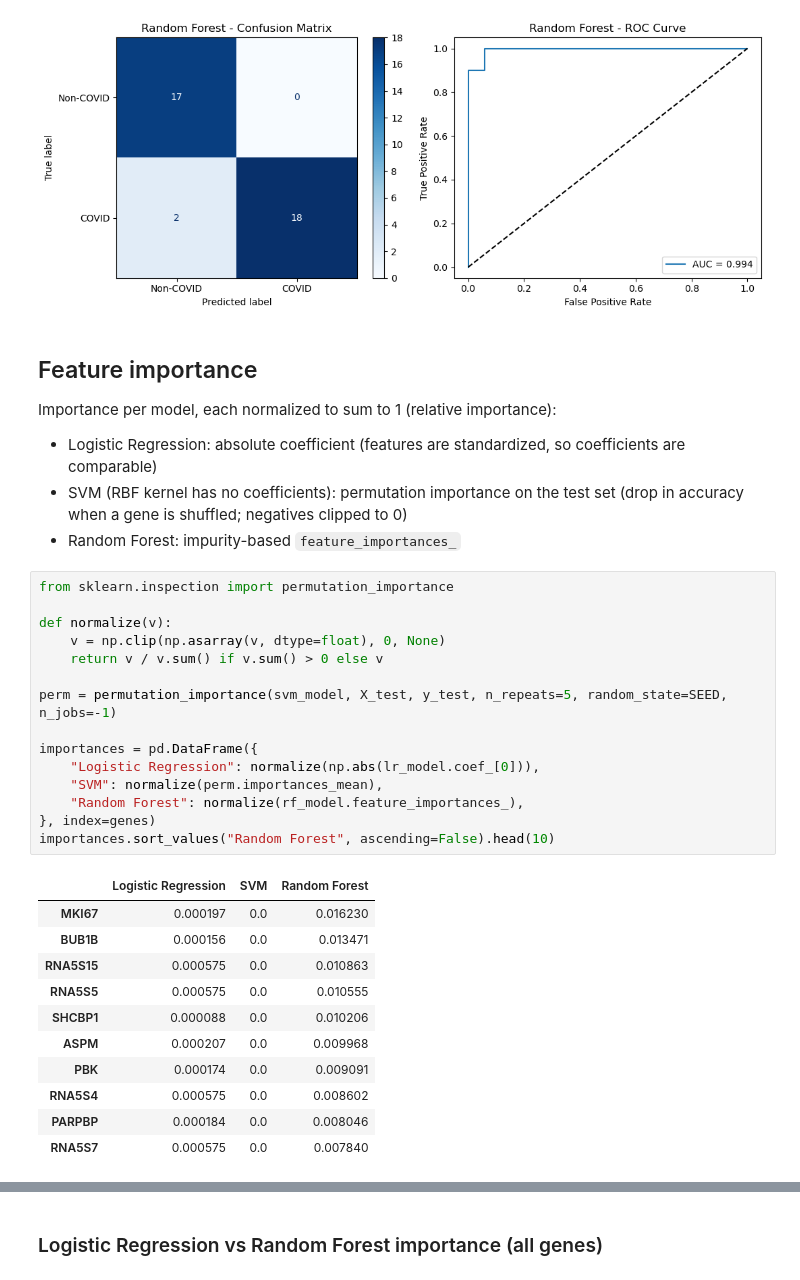
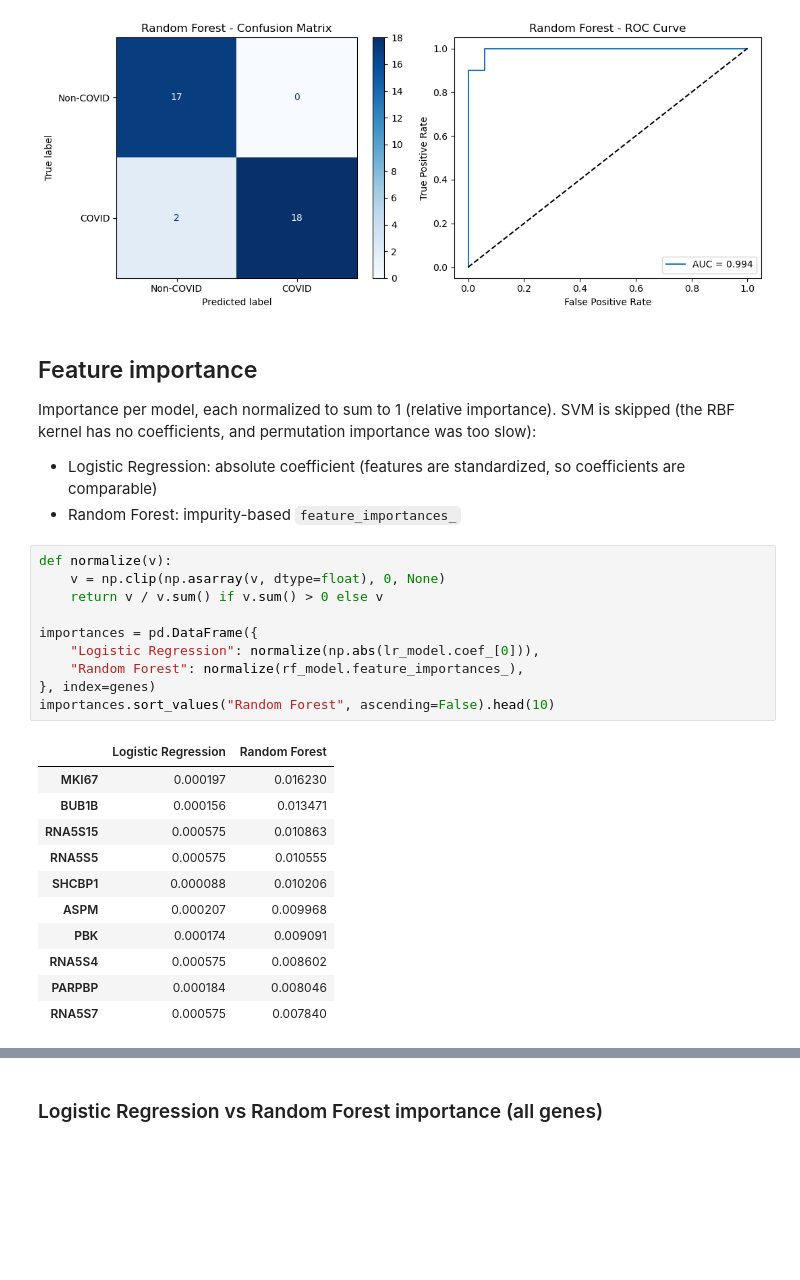
Before and after one commit to Karthik-A-P/AIBD-Project, a Jupyter notebook: Model Training.ipynb, the cells around one changed output, grey strips where cells are left out. Cells and saved outputs as stored; diff of their text form; blank space fills up the shorter version.

```diff
--- a/Model Training.ipynb
+++ b/Model Training.ipynb
@@ -125,37 +125,31 @@ weighted avg       0.95      0.95      0.95        37
 [figure]
 # %% [markdown]
 ## Feature importance
-Importance per model, each normalized to sum to 1 (relative importance):
+Importance per model, each normalized to sum to 1 (relative importance). SVM is skipped (the RBF kernel has no coefficients, and permutation importance was too slow):
 - Logistic Regression: absolute coefficient (features are standardized, so coefficients are comparable)
-- SVM (RBF kernel has no coefficients): permutation importance on the test set (drop in accuracy when a gene is shuffled; negatives clipped to 0)
 - Random Forest: impurity-based `feature_importances_`
 # %%
-from sklearn.inspection import permutation_importance
-
 def normalize(v):
     v = np.clip(np.asarray(v, dtype=float), 0, None)
     return v / v.sum() if v.sum() > 0 else v
 
-perm = permutation_importance(svm_model, X_test, y_test, n_repeats=5, random_state=SEED, n_jobs=-1)
-
 importances = pd.DataFrame({
     "Logistic Regression": normalize(np.abs(lr_model.coef_[0])),
-    "SVM": normalize(perm.importances_mean),
     "Random Forest": normalize(rf_model.feature_importances_),
 }, index=genes)
 importances.sort_values("Random Forest", ascending=False).head(10)
 # %% [output]
-|  | Logistic Regression | SVM | Random Forest |
-| MKI67 | 0.000197 | 0.0 | 0.016230 |
-| BUB1B | 0.000156 | 0.0 | 0.013471 |
-| RNA5S15 | 0.000575 | 0.0 | 0.010863 |
-| RNA5S5 | 0.000575 | 0.0 | 0.010555 |
-| SHCBP1 | 0.000088 | 0.0 | 0.010206 |
-| ASPM | 0.000207 | 0.0 | 0.009968 |
-| PBK | 0.000174 | 0.0 | 0.009091 |
-| RNA5S4 | 0.000575 | 0.0 | 0.008602 |
-| PARPBP | 0.000184 | 0.0 | 0.008046 |
-| RNA5S7 | 0.000575 | 0.0 | 0.007840 |
+|  | Logistic Regression | Random Forest |
+| MKI67 | 0.000197 | 0.016230 |
+| BUB1B | 0.000156 | 0.013471 |
+| RNA5S15 | 0.000575 | 0.010863 |
+| RNA5S5 | 0.000575 | 0.010555 |
+| SHCBP1 | 0.000088 | 0.010206 |
+| ASPM | 0.000207 | 0.009968 |
+| PBK | 0.000174 | 0.009091 |
+| RNA5S4 | 0.000575 | 0.008602 |
+| PARPBP | 0.000184 | 0.008046 |
+| RNA5S7 | 0.000575 | 0.007840 |
 # %%
 TOP_N = 20
 for model_name in importances.columns:
```
Also changed, not shown: parts of 2 cells of this notebook, 7 other files.
